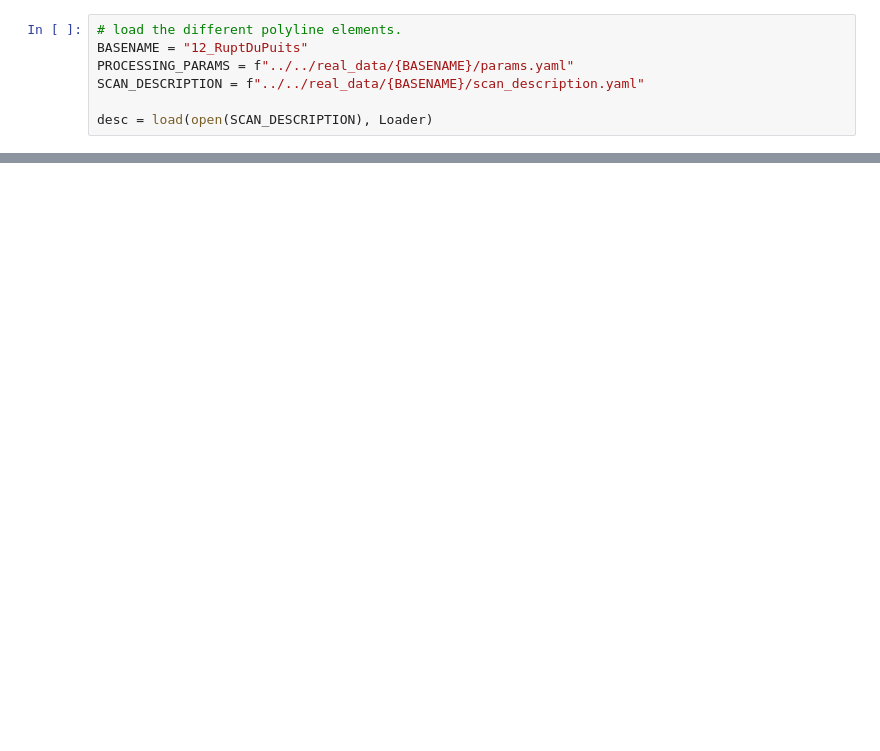
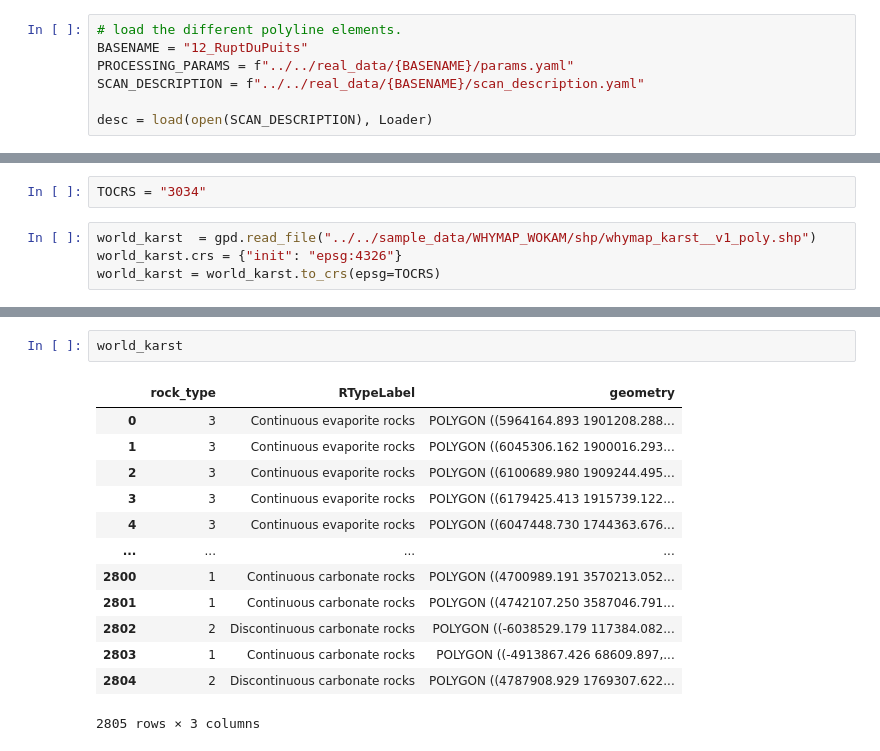
Before and after one commit to ERC-Karst/from_pointcloud_to_mesh, a Jupyter notebook: python/notebooks/10_Generate_Report.ipynb, the cells around one changed output, grey strips where cells are left out. Saved outputs shown, nothing was run; the diff lists cells and outputs as text; blank space fills up the shorter version.

```diff
--- a/python/notebooks/10_Generate_Report.ipynb
+++ b/python/notebooks/10_Generate_Report.ipynb
@@ -66,0 +86,6 @@ generate_unique()
+# %%
+TOCRS = "3034"
+# %%
+world_karst  = gpd.read_file("../../sample_data/WHYMAP_WOKAM/shp/whymap_karst__v1_poly.shp")
+world_karst.crs = {"init": "epsg:4326"}
+world_karst = world_karst.to_crs(epsg=TOCRS)
@@ -66,0 +174,16 @@ generate_unique()
+# %%
+world_karst
+# %% [output]
+|  | rock_type | RTypeLabel | geometry |
+| 0 | 3 | Continuous evaporite rocks | POLYGON ((5964164.893 1901208.288... |
+| 1 | 3 | Continuous evaporite rocks | POLYGON ((6045306.162 1900016.293... |
+| 2 | 3 | Continuous evaporite rocks | POLYGON ((6100689.980 1909244.495... |
+| 3 | 3 | Continuous evaporite rocks | POLYGON ((6179425.413 1915739.122... |
+| 4 | 3 | Continuous evaporite rocks | POLYGON ((6047448.730 1744363.676... |
+| ... | ... | ... | ... |
+| 2800 | 1 | Continuous carbonate rocks | POLYGON ((4700989.191 3570213.052... |
+| 2801 | 1 | Continuous carbonate rocks | POLYGON ((4742107.250 3587046.791... |
+| 2802 | 2 | Discontinuous carbonate rocks | POLYGON ((-6038529.179 117384.082... |
+| 2803 | 1 | Continuous carbonate rocks | POLYGON ((-4913867.426 68609.897,... |
+| 2804 | 2 | Discontinuous carbonate rocks | POLYGON ((4787908.929 1769307.622... |
+2805 rows × 3 columns
```
Also changed, not shown: parts of 11 cells of this notebook, 49 other files.
